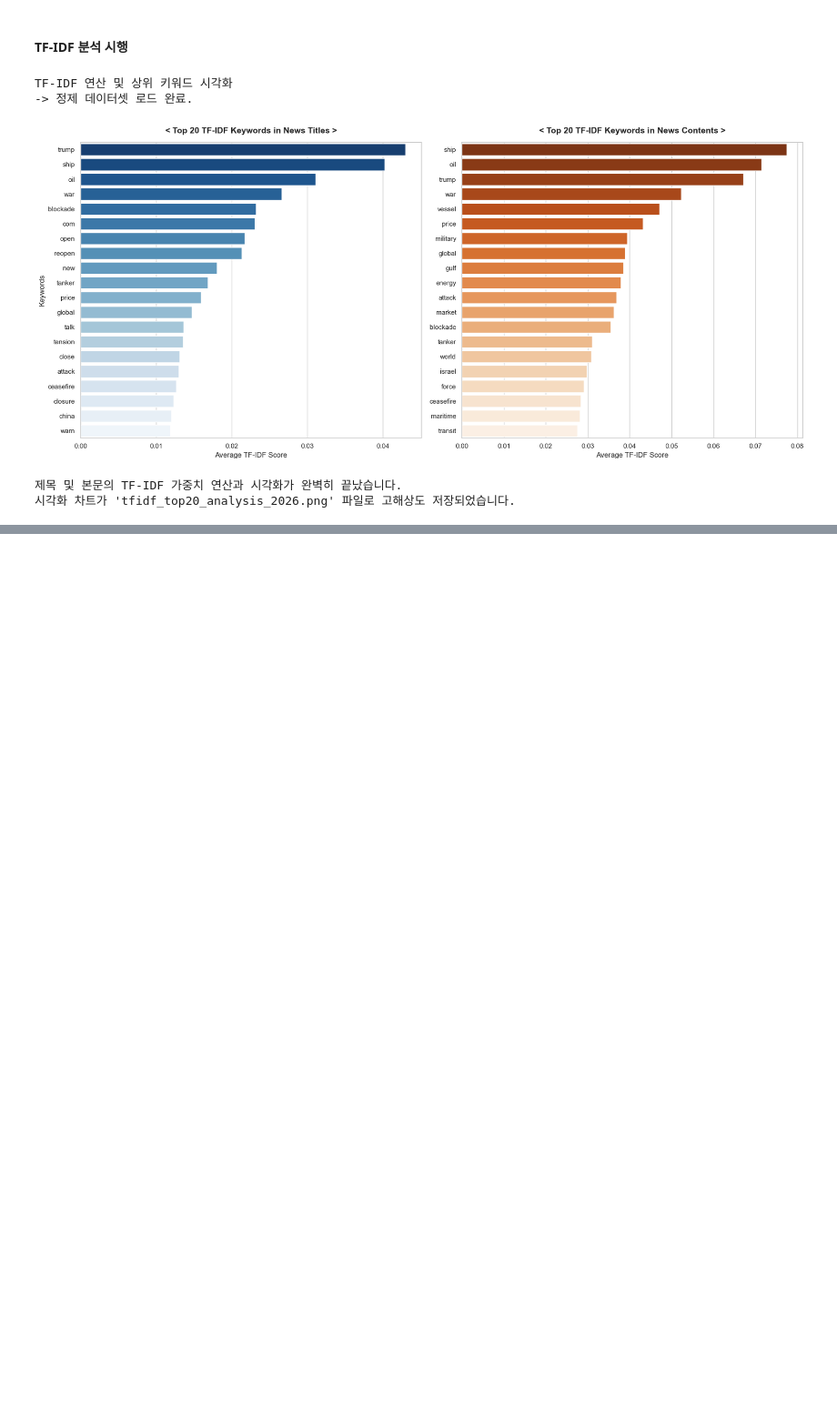
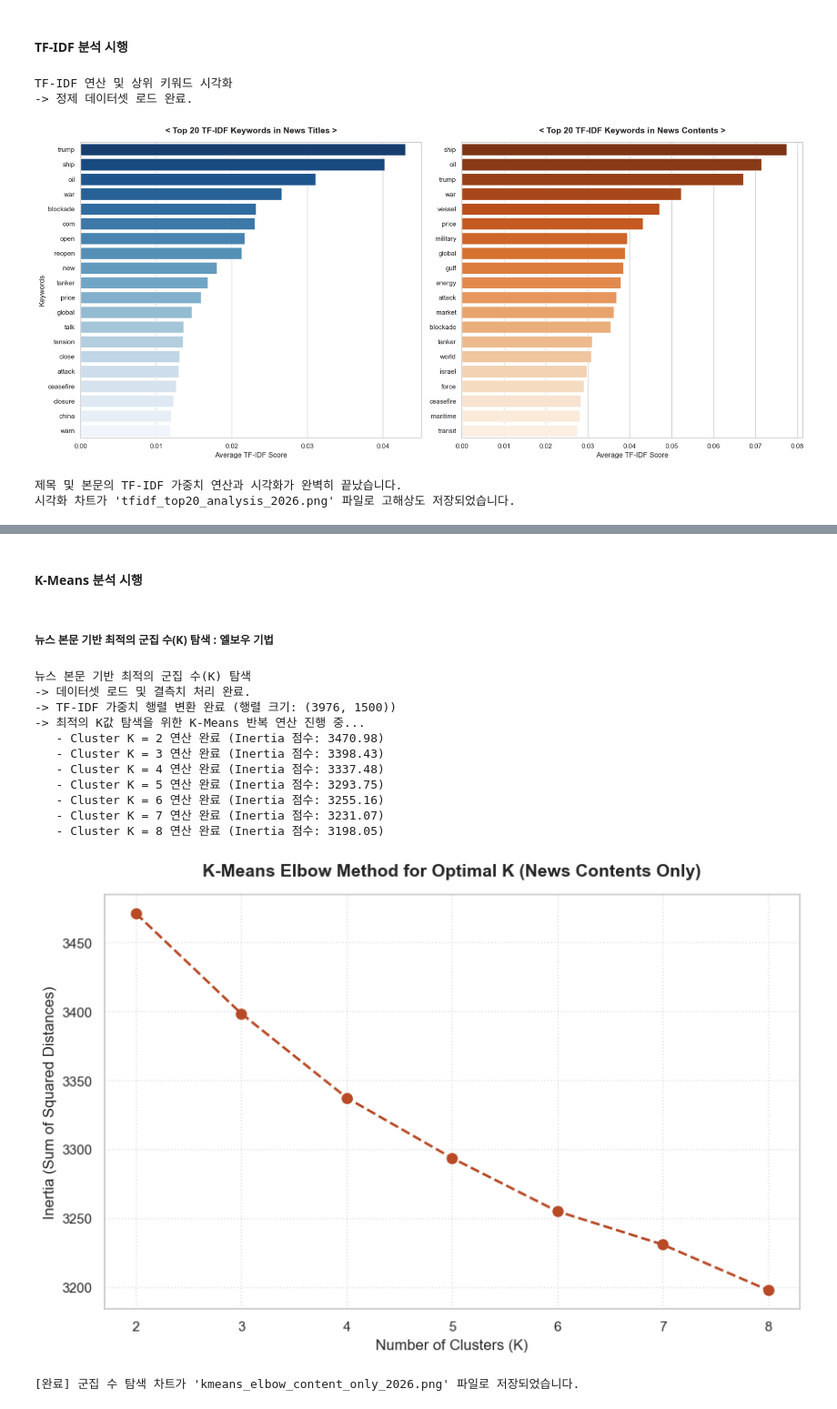
Before and after one commit to taehatae/Crawling_practice, a Jupyter notebook: 기말고사프로젝트/기말고사프로젝트_황태하.ipynb, the cells around one changed output, grey strips where cells are left out. Shown at 91% size. Drawn from its saved outputs; the diff is of its cells as text; code cells hidden in the pictures; blank space fills up the shorter version.

```diff
--- a/기말고사프로젝트/기말고사프로젝트_황태하.ipynb
+++ b/기말고사프로젝트/기말고사프로젝트_황태하.ipynb
@@ -848,3 +848,75 @@ TF-IDF 알고리즘을 통해 **뉴스 제목(Titles)**과 **뉴스 본문(Conte
 * **본문(Content)**은 개전 이후 파생된 **"실질적인 물류 재앙(`ship`, `vessel`, `transit`)과 글로벌 에너지 시장의 타격 및 리스크(`oil`, `price`, `energy` 점수)"**를 매우 정량적이고 심층적으로 기록하고 있음.
 
 결과적으로 두 분석 결과가 상호 보완적인 강한 시너지를 내고 있으며, 본 데이터셋은 개전 전후의 지정학적 원인부터 실제 경제적 파급 효과까지 통계적 정합성을 완벽하게 갖추고 있음을 보여줌.
+# %% [markdown]
+#### K-Means 분석 시행
+# %% [markdown]
+##### 뉴스 본문 기반 최적의 군집 수(K) 탐색 : 엘보우 기법
+# %%
+import pandas as pd
+import matplotlib.pyplot as plt
+import seaborn as sns
+from sklearn.feature_extraction.text import TfidfVectorizer
+from sklearn.cluster import KMeans
+
+print("뉴스 본문 기반 최적의 군집 수(K) 탐색 ")
+
+# 1. 전처리 완료된 마스터 데이터셋 로드
+try:
+    df_final = pd.read_csv('global_news_cleaned_2026.csv')
+    # 결측치로 인한 연산 오류 방지를 위해 공백문자 대체 처리
+    df_final['cleaned_content'] = df_final['cleaned_content'].fillna('')
+    print("-> 데이터셋 로드 및 결측치 처리 완료.")
+except FileNotFoundError:
+    print("-> 'global_news_cleaned_2026.csv' 파일이 존재하지 않습니다. 이전 전처리 단계를 확인해 주세요.")
+
+# 2. 뉴스 본문(cleaned_content) 대상 TF-IDF 가중치 행렬 변환
+# 군집 연산의 효율성과 변별력을 확보하기 위해 상위 1,500개 핵심 어휘로 피처 제한
+vectorizer = TfidfVectorizer(max_features=1500)
+tfidf_matrix = vectorizer.fit_transform(df_final['cleaned_content'])
+print(f"-> TF-IDF 가중치 행렬 변환 완료 (행렬 크기: {tfidf_matrix.shape})")
+
+# 3. 엘보우 관측법(Elbow Method) 가동
+# 군집 수(K)를 2개부터 8개까지 순차적으로 증가시키며 군집 내 제곱합(Inertia)의 감소폭 측정
+inertia_list = []
+k_range = range(2, 9)
+
+print("-> 최적의 K값 탐색을 위한 K-Means 반복 연산 진행 중...")
+for k in k_range:
+    # 데이터의 무작위성 제어 및 연산 수렴 조건(max_iter) 설정
+    kmeans = KMeans(n_clusters=k, init='k-means++', max_iter=300, random_state=42, n_init=10)
+    kmeans.fit(tfidf_matrix)
+
+    # 계산된 해당 K값의 Inertia 점수를 리스트에 기록
+    inertia_list.append(kmeans.inertia_)
+    print(f"   - Cluster K = {k} 연산 완료 (Inertia 점수: {kmeans.inertia_:.2f})")
+
+# 4. 엘보우 관측 결과 시각화 (시각적 일관성을 위해 본문 톤앤매너 브라운/오렌지 계열 적용)
+plt.figure(figsize=(10, 6))
+plt.plot(k_range, inertia_list, marker='o', linestyle='--', color='#b84a26', linewidth=2, markersize=8)
+plt.title('K-Means Elbow Method for Optimal K (News Contents Only)', fontsize=14, fontweight='bold', pad=15)
+plt.xlabel('Number of Clusters (K)', fontsize=12)
+plt.ylabel('Inertia (Sum of Squared Distances)', fontsize=12)
+plt.xticks(k_range)
+plt.grid(True, linestyle=':', alpha=0.6)
+
+# 고해상도 그래프 플롯 이미지 파일 저장
+ELBOW_IMAGE_NAME = 'kmeans_elbow_content_only_2026.png'
+plt.savefig(ELBOW_IMAGE_NAME, dpi=300, bbox_inches='tight')
+plt.show()
+
+print(f"\n[완료] 군집 수 탐색 차트가 '{ELBOW_IMAGE_NAME}' 파일로 저장되었습니다.")
+# %% [output]
+뉴스 본문 기반 최적의 군집 수(K) 탐색
+-> 데이터셋 로드 및 결측치 처리 완료.
+-> TF-IDF 가중치 행렬 변환 완료 (행렬 크기: (3976, 1500))
+-> 최적의 K값 탐색을 위한 K-Means 반복 연산 진행 중...
+   - Cluster K = 2 연산 완료 (Inertia 점수: 3470.98)
+   - Cluster K = 3 연산 완료 (Inertia 점수: 3398.43)
+   - Cluster K = 4 연산 완료 (Inertia 점수: 3337.48)
+   - Cluster K = 5 연산 완료 (Inertia 점수: 3293.75)
+   - Cluster K = 6 연산 완료 (Inertia 점수: 3255.16)
+   - Cluster K = 7 연산 완료 (Inertia 점수: 3231.07)
+   - Cluster K = 8 연산 완료 (Inertia 점수: 3198.05)
+[figure, added]
+[완료] 군집 수 탐색 차트가 'kmeans_elbow_content_only_2026.png' 파일로 저장되었습니다.
```
Also changed, not shown: parts of 5 cells of this notebook, 2 other files.
